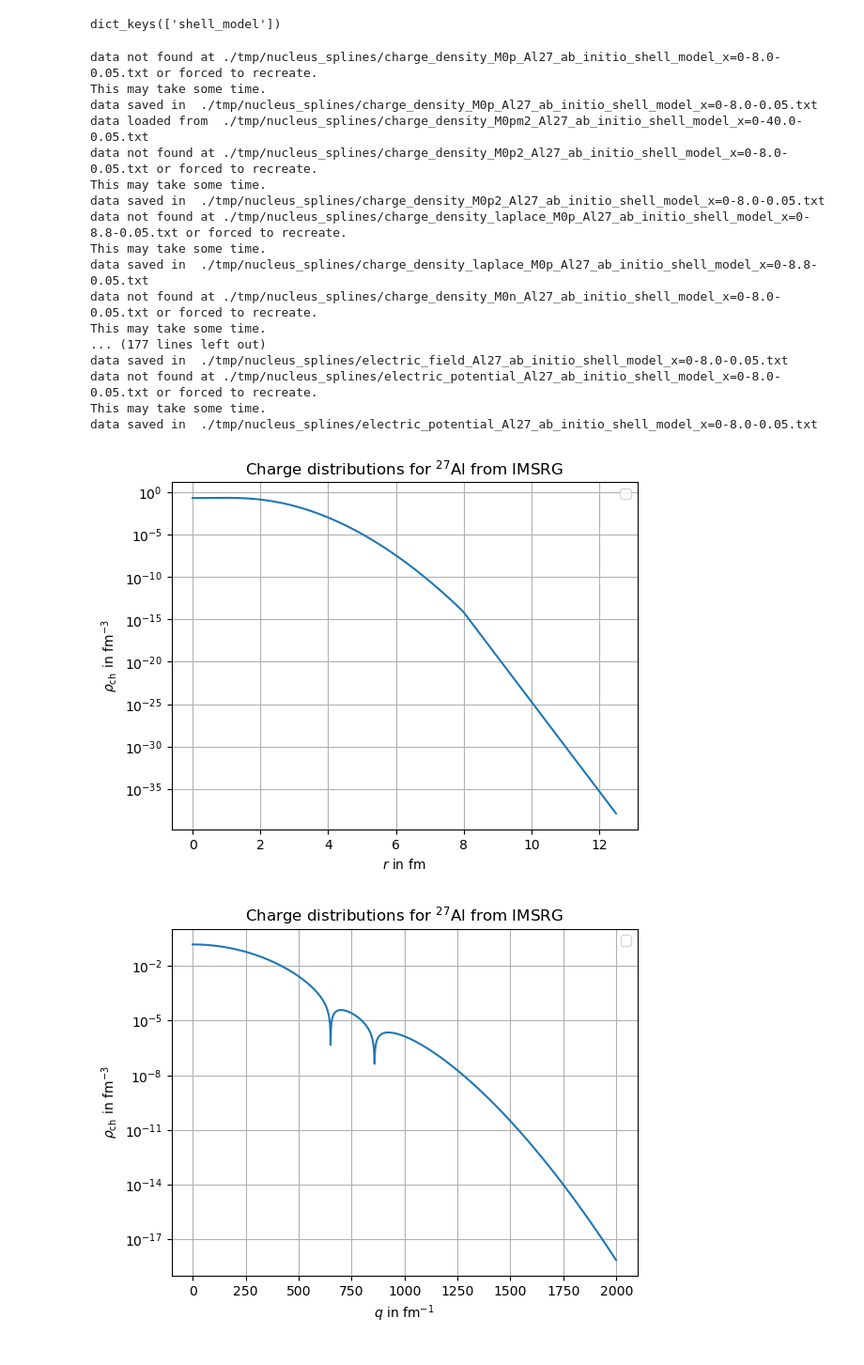
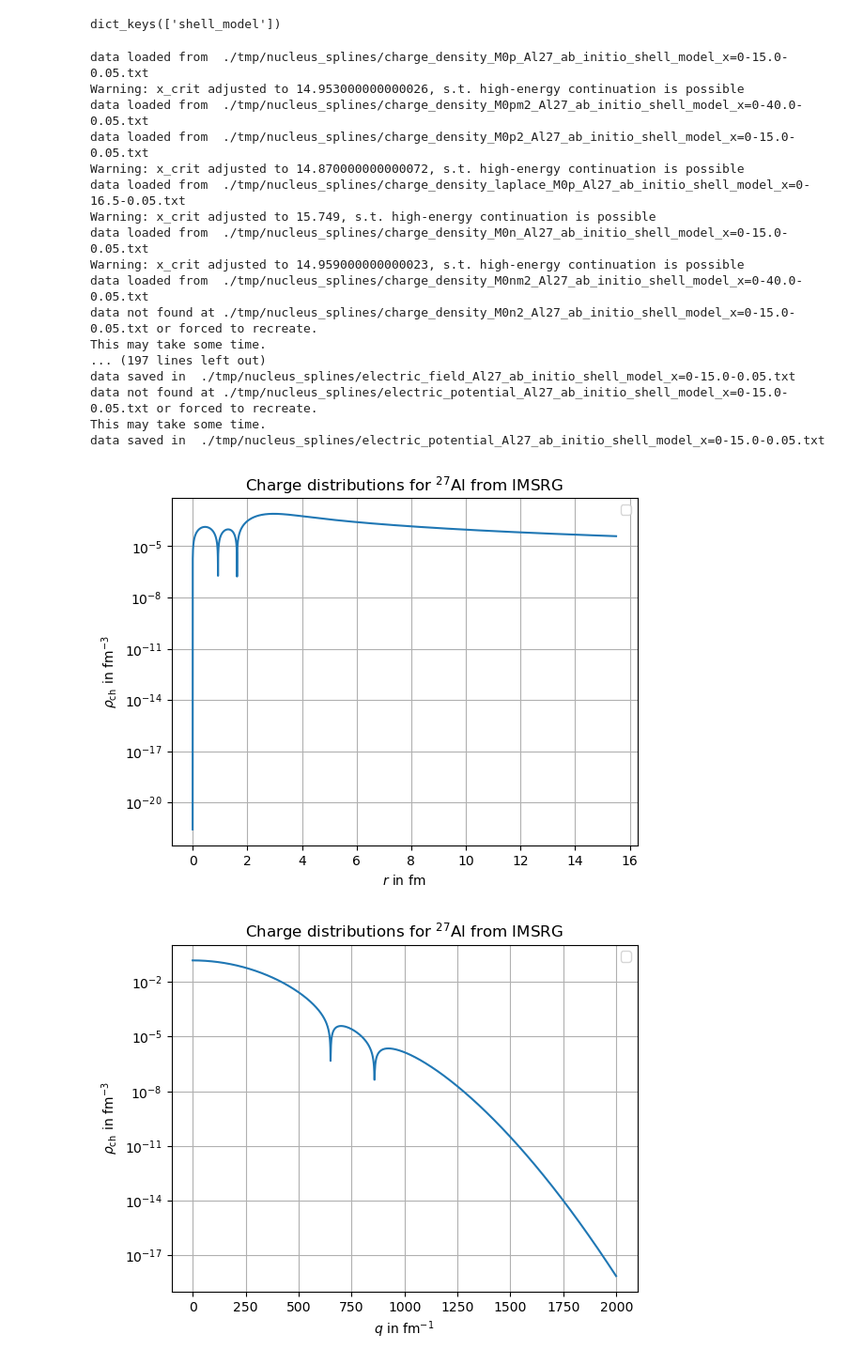
Before and after one commit to akotarel/phasr, a Jupyter notebook: docs/examples/Sub_Overlap_integrals.ipynb, the cells around one changed output. Shown at 94% size. Saved outputs shown, nothing was run; the diff lists cells and outputs as text; code cells hidden in the pictures.

```diff
--- a/docs/examples/Sub_Overlap_integrals.ipynb
+++ b/docs/examples/Sub_Overlap_integrals.ipynb
@@ -255,42 +255,42 @@ dict_keys(['shell_model'])
 # r_cut_m2 the same for the m2 currents
 # q_cutoff is the cutoff for the structure functions
 #AI_dict = phr.dirac_solvers.post_processing.correlation.prepare_results(Z=13,A=27,FF_dict="./IMSRG_27Al(2)/",name='Al27_ab_initio',r_cut=15.,q_cutoff=2000.,r_cut_m2=40.,renew=False)
-AI_dict = phr.dirac_solvers.post_processing.correlation.prepare_results(Z=13,A=27,FF_dict=FF_dict,name='Al27_ab_initio',r_cut=8.0,q_cutoff=2000.,r_cut_m2=40.,renew=False)
+AI_dict = phr.dirac_solvers.post_processing.correlation.prepare_results(Z=13,A=27,FF_dict=FF_dict,name='Al27_ab_initio',r_cut=15.0,q_cutoff=2500.,r_cut_m2=40.,renew=False)
 # %% [output]
-data not found at ./tmp/nucleus_splines/charge_density_M0p_Al27_ab_initio_shell_model_x=0-8.0-0.05.txt or forced to recreate.
+data loaded from  ./tmp/nucleus_splines/charge_density_M0p_Al27_ab_initio_shell_model_x=0-15.0-0.05.txt
+Warning: x_crit adjusted to 14.953000000000026, s.t. high-energy continuation is possible
+data loaded from  ./tmp/nucleus_splines/charge_density_M0pm2_Al27_ab_initio_shell_model_x=0-40.0-0.05.txt
+data loaded from  ./tmp/nucleus_splines/charge_density_M0p2_Al27_ab_initio_shell_model_x=0-15.0-0.05.txt
+Warning: x_crit adjusted to 14.870000000000072, s.t. high-energy continuation is possible
+data loaded from  ./tmp/nucleus_splines/charge_density_laplace_M0p_Al27_ab_initio_shell_model_x=0-16.5-0.05.txt
+Warning: x_crit adjusted to 15.749, s.t. high-energy continuation is possible
+data loaded from  ./tmp/nucleus_splines/charge_density_M0n_Al27_ab_initio_shell_model_x=0-15.0-0.05.txt
+Warning: x_crit adjusted to 14.959000000000023, s.t. high-energy continuation is possible
+data loaded from  ./tmp/nucleus_splines/charge_density_M0nm2_Al27_ab_initio_shell_model_x=0-40.0-0.05.txt
+data not found at ./tmp/nucleus_splines/charge_density_M0n2_Al27_ab_initio_shell_model_x=0-15.0-0.05.txt or forced to recreate.
 This may take some time.
-data saved in  ./tmp/nucleus_splines/charge_density_M0p_Al27_ab_initio_shell_model_x=0-8.0-0.05.txt
-data loaded from  ./tmp/nucleus_splines/charge_density_M0pm2_Al27_ab_initio_shell_model_x=0-40.0-0.05.txt
-data not found at ./tmp/nucleus_splines/charge_density_M0p2_Al27_ab_initio_shell_model_x=0-8.0-0.05.txt or forced to recreate.
+... (197 lines left out)
+data saved in  ./tmp/nucleus_splines/electric_field_Al27_ab_initio_shell_model_x=0-15.0-0.05.txt
+data not found at ./tmp/nucleus_splines/electric_potential_Al27_ab_initio_shell_model_x=0-15.0-0.05.txt or forced to recreate.
 This may take some time.
-data saved in  ./tmp/nucleus_splines/charge_density_M0p2_Al27_ab_initio_shell_model_x=0-8.0-0.05.txt
-data not found at ./tmp/nucleus_splines/charge_density_laplace_M0p_Al27_ab_initio_shell_model_x=0-8.8-0.05.txt or forced to recreate.
-This may take some time.
-data saved in  ./tmp/nucleus_splines/charge_density_laplace_M0p_Al27_ab_initio_shell_model_x=0-8.8-0.05.txt
-data not found at ./tmp/nucleus_splines/charge_density_M0n_Al27_ab_initio_shell_model_x=0-8.0-0.05.txt or forced to recreate.
-This may take some time.
-... (177 lines left out)
-data saved in  ./tmp/nucleus_splines/electric_field_Al27_ab_initio_shell_model_x=0-8.0-0.05.txt
-data not found at ./tmp/nucleus_splines/electric_potential_Al27_ab_initio_shell_model_x=0-8.0-0.05.txt or forced to recreate.
-This may take some time.
-data saved in  ./tmp/nucleus_splines/electric_potential_Al27_ab_initio_shell_model_x=0-8.0-0.05.txt
+data saved in  ./tmp/nucleus_splines/electric_potential_Al27_ab_initio_shell_model_x=0-15.0-0.05.txt
 # %%
 # Test if continuation of densities is smooth to high r.
-r=np.arange(0,12+0.5,0.001)
+r=np.arange(0,15+0.5,0.001)
 for key in AI_dict:
     key_nucleus = AI_dict[key]['atom']
-    response=key_nucleus.rhoM0p
+    response=key_nucleus.rhoSigmap1p
     plt.plot(r,np.abs(response(r)))
 plt.title('Charge distributions for $^{27}$Al from IMSRG')
 plt.xlabel(r'$r$ in fm')
 plt.ylabel(r'$\rho_{\operatorname{ch}}$ in fm$^{-3}$')
 plt.grid()
 plt.yscale('log')
 #plt.xlim(0,8)
 plt.legend()
 plt.show()
 # %% [output]
-[figure, old version]
+[figure, new version]
 # %%
 q=np.arange(0,2000,1.)
 for key in AI_dict:
```
Also changed, not shown: parts of 1 cell of this notebook, 56 other files.
